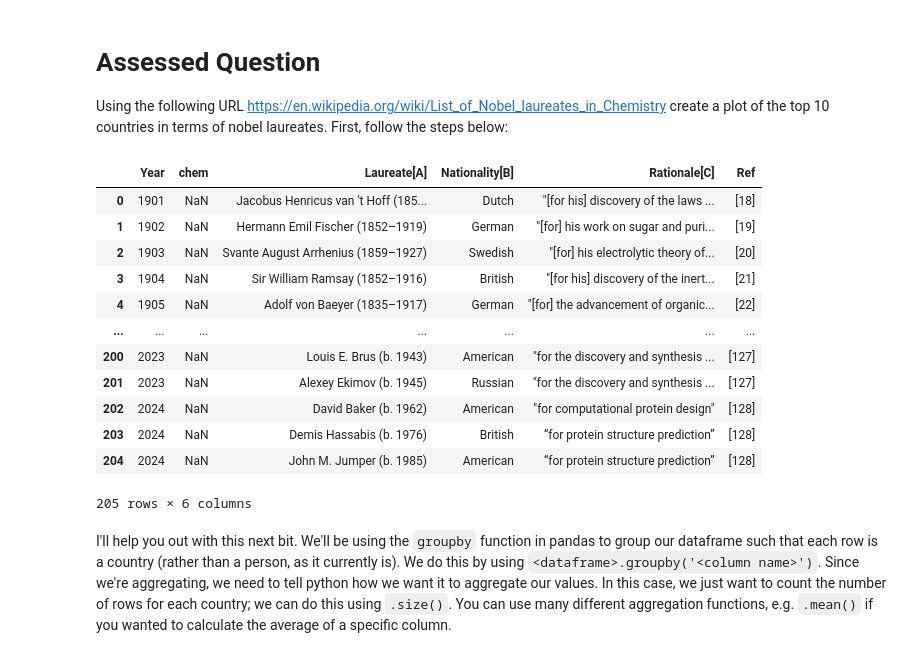
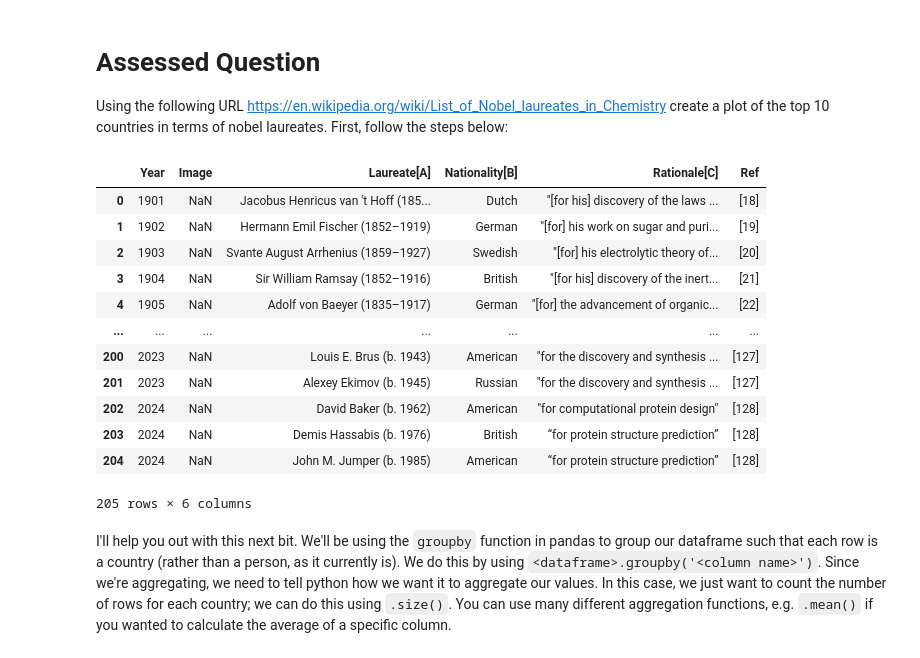
Before and after one commit to Geoschmitz/QM2, a Jupyter notebook: notebooks/W02. Pandas.ipynb, the cells around one changed output. Drawn from its saved outputs; the diff is of its cells as text; code cells hidden in the pictures.

```diff
--- a/notebooks/W02. Pandas.ipynb
+++ b/notebooks/W02. Pandas.ipynb
@@ -419,36 +430,26 @@ And there we have it; a nicely formatted dataframe ready for analysis, straight
 # Assessed Question
 
 Using the following URL https://en.wikipedia.org/wiki/List_of_Nobel_laureates_in_Chemistry create a plot of the top 10 countries in terms of nobel laureates. First, follow the steps below:
-# %%
-
-# scrape the table of Nobel Laureates in Chemistry using read_html. remember, this gives us a LIST of dataframes! lets call this list chem_tables
-url=' https://en.wikipedia.org/wiki/List_of_Nobel_laureates_in_Chemistry'
-chem_tables = pandas.read_html(url)
-chem_tables
-
-# select the first dataframe from this list and call it chem
-import pandas
-import pylab
-import matplotlib.pyplot as plt
-
-chem = chem_tables[0]
-chem.rename(columns={chem.columns[1]: "chem" }, inplace = True)
-
-chem
-# %% [output]
-|  | Year | chem | Laureate[A] | Nationality[B] | Rationale[C] | Ref |
-| 0 | 1901 | NaN | Jacobus Henricus van 't Hoff (185... | Dutch | "[for his] discovery of the laws ... | [18] |
-| 1 | 1902 | NaN | Hermann Emil Fischer (1852–1919) | German | "[for] his work on sugar and puri... | [19] |
-| 2 | 1903 | NaN | Svante August Arrhenius (1859–1927) | Swedish | "[for] his electrolytic theory of... | [20] |
-| 3 | 1904 | NaN | Sir William Ramsay (1852–1916) | British | "[for his] discovery of the inert... | [21] |
-| 4 | 1905 | NaN | Adolf von Baeyer (1835–1917) | German | "[for] the advancement of organic... | [22] |
-| ... | ... | ... | ... | ... | ... | ... |
-| 200 | 2023 | NaN | Louis E. Brus (b. 1943) | American | "for the discovery and synthesis ... | [127] |
-| 201 | 2023 | NaN | Alexey Ekimov (b. 1945) | Russian | "for the discovery and synthesis ... | [127] |
-| 202 | 2024 | NaN | David Baker (b. 1962) | American | "for computational protein design" | [128] |
-| 203 | 2024 | NaN | Demis Hassabis (b. 1976) | British | “for protein structure prediction” | [128] |
-| 204 | 2024 | NaN | John M. Jumper (b. 1985) | American | “for protein structure prediction” | [128] |
-205 rows × 6 columns
+# %%
+import pandas as pd
+chem_tables = pd.read_html('https://en.wikipedia.org/wiki/List_of_Nobel_laureates_in_Chemistry')
+
+chem= chem_tables[0]
+chem
+# %% [output]
+|  | Year | Image | Laureate[A] | Nationality[B] | Rationale[C] | Ref |
+| 0 | 1901 | NaN | Jacobus Henricus van 't Hoff (185... | Dutch | "[for his] discovery of the laws ... | [18] |
+| 1 | 1902 | NaN | Hermann Emil Fischer (1852–1919) | German | "[for] his work on sugar and puri... | [19] |
+| 2 | 1903 | NaN | Svante August Arrhenius (1859–1927) | Swedish | "[for] his electrolytic theory of... | [20] |
+| 3 | 1904 | NaN | Sir William Ramsay (1852–1916) | British | "[for his] discovery of the inert... | [21] |
+| 4 | 1905 | NaN | Adolf von Baeyer (1835–1917) | German | "[for] the advancement of organic... | [22] |
+| ... | ... | ... | ... | ... | ... | ... |
+| 200 | 2023 | NaN | Louis E. Brus (b. 1943) | American | "for the discovery and synthesis ... | [127] |
+| 201 | 2023 | NaN | Alexey Ekimov (b. 1945) | Russian | "for the discovery and synthesis ... | [127] |
+| 202 | 2024 | NaN | David Baker (b. 1962) | American | "for computational protein design" | [128] |
+| 203 | 2024 | NaN | Demis Hassabis (b. 1976) | British | “for protein structure prediction” | [128] |
+| 204 | 2024 | NaN | John M. Jumper (b. 1985) | American | “for protein structure prediction” | [128] |
+205 rows × 6 columns
 # %% [markdown]
 I'll help you out with this next bit. We'll be using the `groupby` function in pandas to group our dataframe such that each row is a country (rather than a person, as it currently is). We do this by using `<dataframe>.groupby('<column name>')`. Since we're aggregating, we need to tell python how we want it to aggregate our values. In this case, we just want to count the number of rows for each country; we can do this using `.size()`. You can use many different aggregation functions, e.g. `.mean()` if you wanted to calculate the average of a specific column.
 # %%
```
Also changed, not shown: parts of 13 cells of this notebook.
